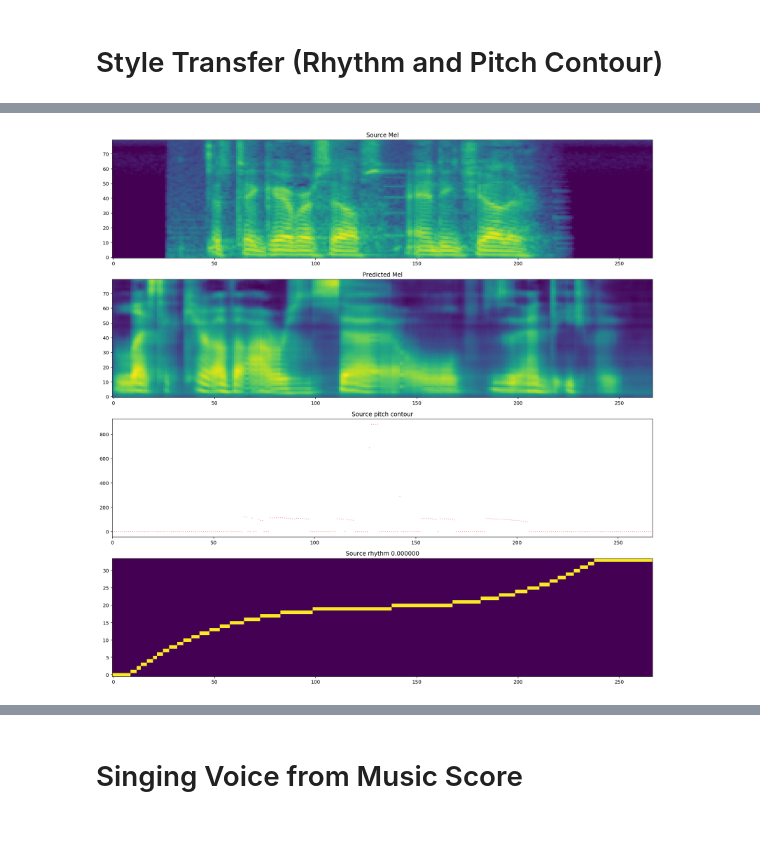
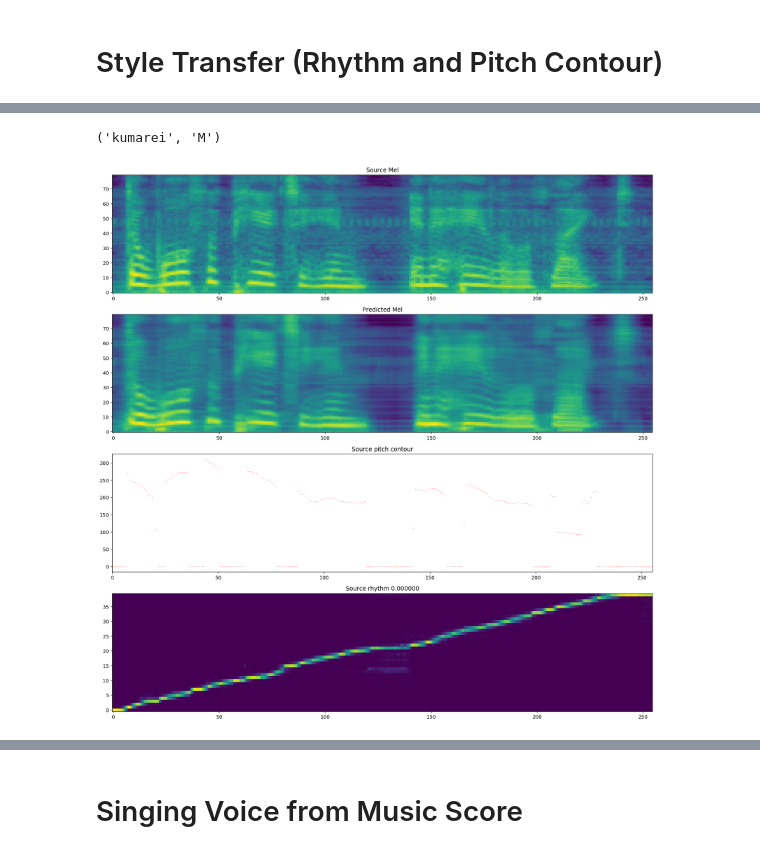
Before and after one commit to pneumoman/mellotron, a Jupyter notebook: inference.ipynb, the cells around one changed output, grey strips where cells are left out. Cells and saved outputs as stored; diff of their text form; code cells hidden in the pictures.

Commit message:
Rhythm Interpolator, minitrain

```diff
--- a/inference.ipynb
+++ b/inference.ipynb
@@ -184,13 +179,17 @@ male_speakers = cycle(
 # %% [markdown]
 # Style Transfer (Rhythm and Pitch Contour)
 # %%
-for i in range(30):
-        mel_outputs, mel_outputs_postnet, gate_outputs, rhythm, deco = mellotron.forward(x)
+Trainer = Train_Step(hparams,mellotron)
+
+for i in range(100):
+    pred, loss,mellotron = Trainer.step(x,y)
+        # mel_outputs, mel_outputs_postnet, gate_outputs, rhythm, deco = mellotron.forward(x)
 # %%
 mcd_test = 1000.0
-for i in range(30):
+for i in range(90):
     with torch.no_grad():
         # get rhythm (alignment map) using tacotron 2
+        x[5].value = i
         mel_outputsx, mel_outputs_postnetx, gate_outputsx, rhythmx, deco = mellotron.forward(x)
         rhythmx = rhythmx.permute(1, 0, 2)
         mcd_val = _calculate_mcd(x[2].data.cpu().numpy()[0],
@@ -203,6 +202,10 @@ for i in range(30):
             mel_outputs, mel_outputs_postnet, gate_outputs, rhythm = mel_outputsx, mel_outputs_postnetx, gate_outputsx, rhythmx
             mcd_test = mcd_val
 
+with torch.no_grad():
+    audiox = denoiser(waveglow.infer(mel_outputs_postnet, sigma=0.8), 0.01)[:, 0]
+ipd.Audio(audiox[0].data.cpu().numpy(), rate=hparams.sampling_rate)
+
 plot_mel_f0_alignment(x[2].data.cpu().numpy()[0],
                       mel_outputs_postnet.data.cpu().numpy()[0],
                       pitch_contour.data.cpu().numpy()[0, 0],
@@ -213,5 +216,8 @@ plot_mel_f0_alignment(x[2].data.cpu().numpy()[0],
 r2,_ = line_from_alignment(rhythm)
 print(r2.shape)
 plot_alignment(r2.data.cpu().numpy()[:, 0].T)
-rhythm = r2
+if torch.cuda.is_available():
+    rhythm2 = r2.cuda()
+else:
+    rhythm2 = r2
 # %% [output]
@@ -238,20 +243,26 @@ mel2 = torch.zeros(mel.shape)
+# %%
+mel2=mel
+rhythm2=rhythm
+# %%
+speaker_id = next(female_speakers) if np.random.randint(2) else next(male_speakers)
+# speaker_id=0
+print(get_speaker_name(speaker_id))
+speaker_id = torch.LongTensor([speaker_id])
+if torch.cuda.is_available():
+    speaker_id = speaker_id.cuda()
+# %% [output]
+('kumarei', 'M')
 # %%
-speaker_id = next(female_speakers) if np.random.randint(2) else next(male_speakers)
-speaker_id=0
-speaker_id = torch.LongTensor([speaker_id])
-if torch.cuda.is_available():
-    speaker_id = speaker_id.cuda()
-
-# with torch.no_grad():
-mel_outputs, mel_outputs_postnet, gate_outputs,alignments = mellotron.inference_noattention(
-        (text_encoded, mel2, speaker_id, pitch_contour, rhythm))
+with torch.no_grad():
+    mel_outputs, mel_outputs_postnet, gate_outputs,alignments = mellotron.inference_noattention(
+        (text_encoded, mel2, speaker_id, pitch_contour, rhythm2))
 
 plot_mel_f0_alignment(x[2].data.cpu().numpy()[0],
                       mel_outputs_postnet.data.cpu().numpy()[0],
                       pitch_contour.data.cpu().numpy()[0, 0],
-                      rhythm.data.cpu().numpy()[:, 0].T)
+                      rhythm2.data.cpu().numpy()[:, 0].T)
 # %% [output]
-[figure, old version]
+[figure, new version]
 # %%
 mcd_val = _calculate_mcd(x[2].data.cpu().numpy()[0],
                       mel_outputs_postnet.data.cpu().numpy()[0])
```
Also changed, not shown: parts of 12 cells of this notebook, 10 other files.
